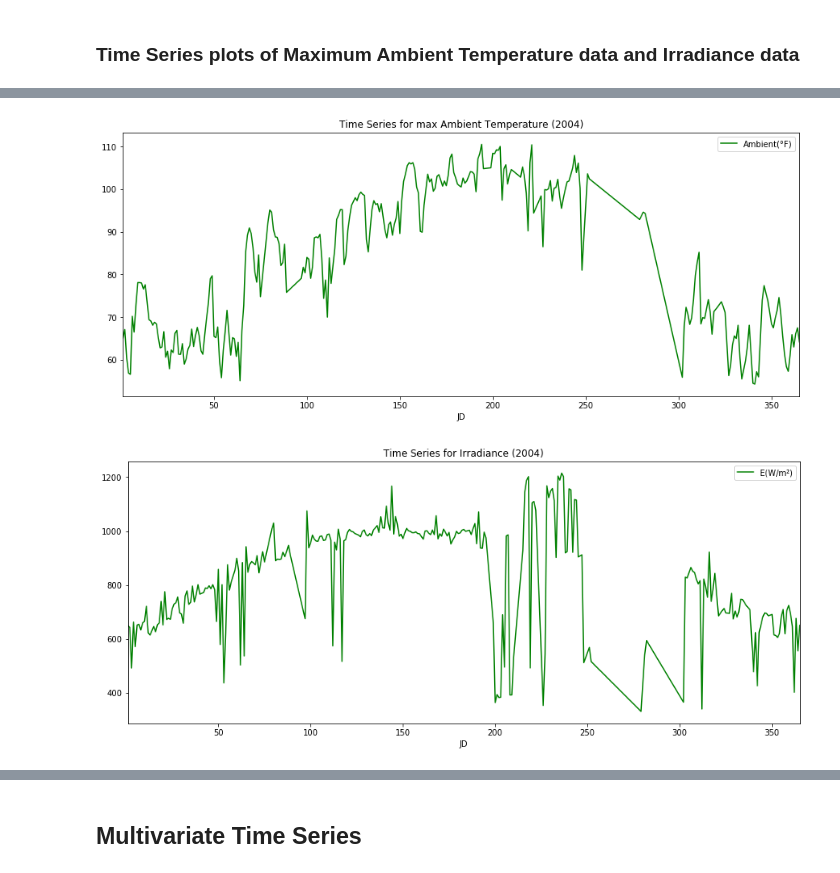
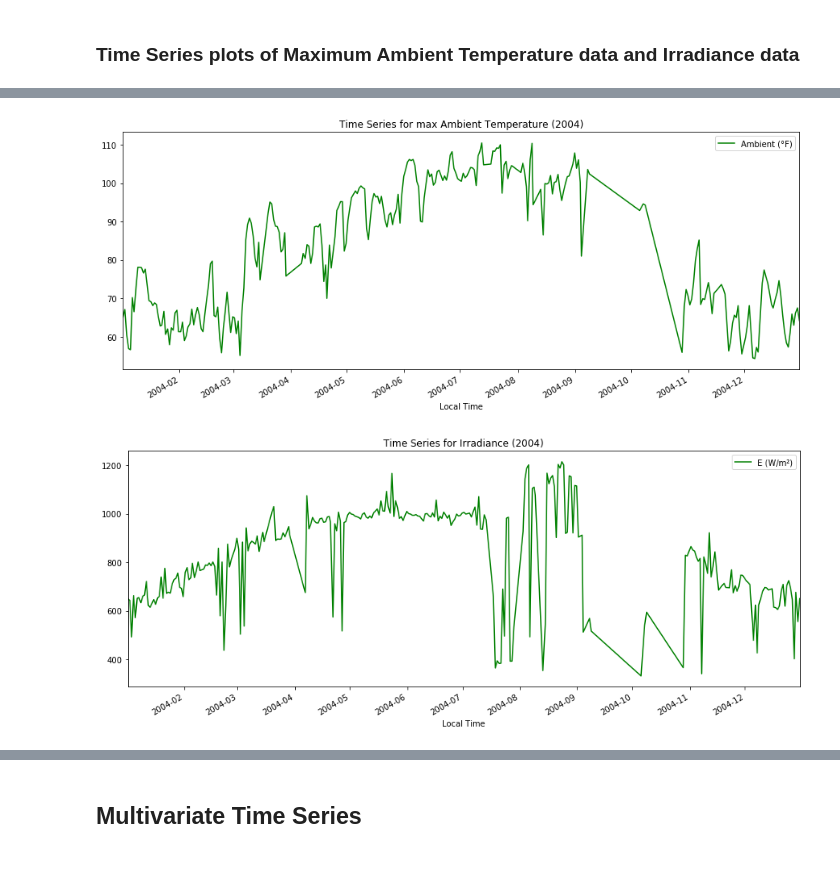
Before and after one commit to ift540-PVAZ/PVAZ, a Jupyter notebook: Time Series/Time Series.ipynb, the cells around one changed output, grey strips where cells are left out. Cells and saved outputs as stored; diff of their text form; code cells hidden in the pictures.

```diff
--- a/Time Series/Time Series.ipynb
+++ b/Time Series/Time Series.ipynb
@@ -119,9 +119,9 @@ plt.show()
 # %%
-df2[['Ambient(°F)']].plot(title='Time Series for max Ambient Temperature (2004)',figsize=(15,6), color='g')
+df2.plot(x='Local Time', y='Ambient (°F)', title='Time Series for max Ambient Temperature (2004)',figsize=(15,6), color='g')
 plt.show()
-df2[['E(W/m²)']].plot(title='Time Series for Irradiance (2004)',figsize=(15,6), color='g')
+df2.plot(x='Local Time', y='E (W/m²)', title='Time Series for Irradiance (2004)',figsize=(15,6), color='g')
 plt.show()
 # %% [output]
-[figure, old version]
+[figure, new version]
-[figure, old version]
+[figure, new version]
 # %%
```
Also changed, not shown: parts of 8 cells of this notebook, 1 other file.
